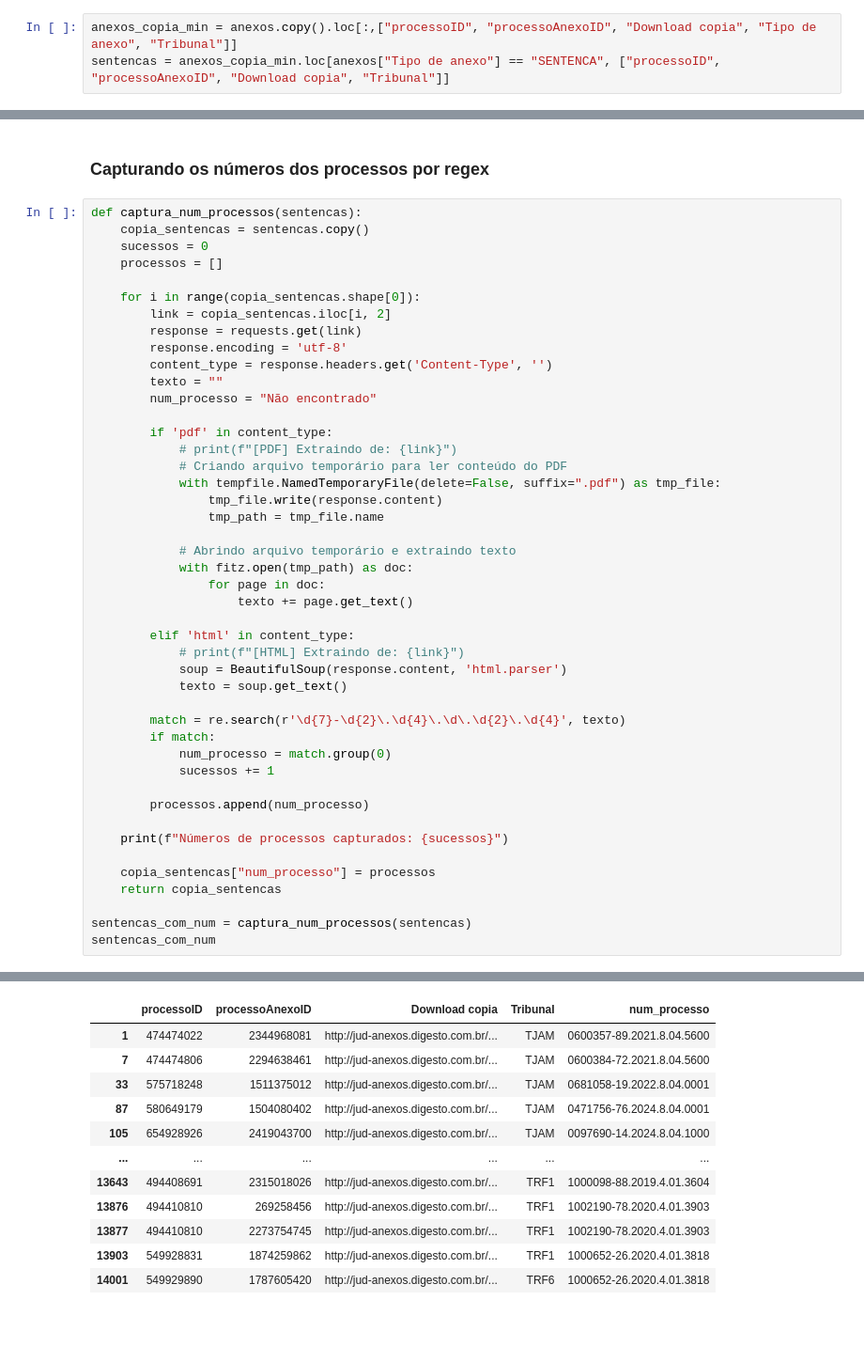
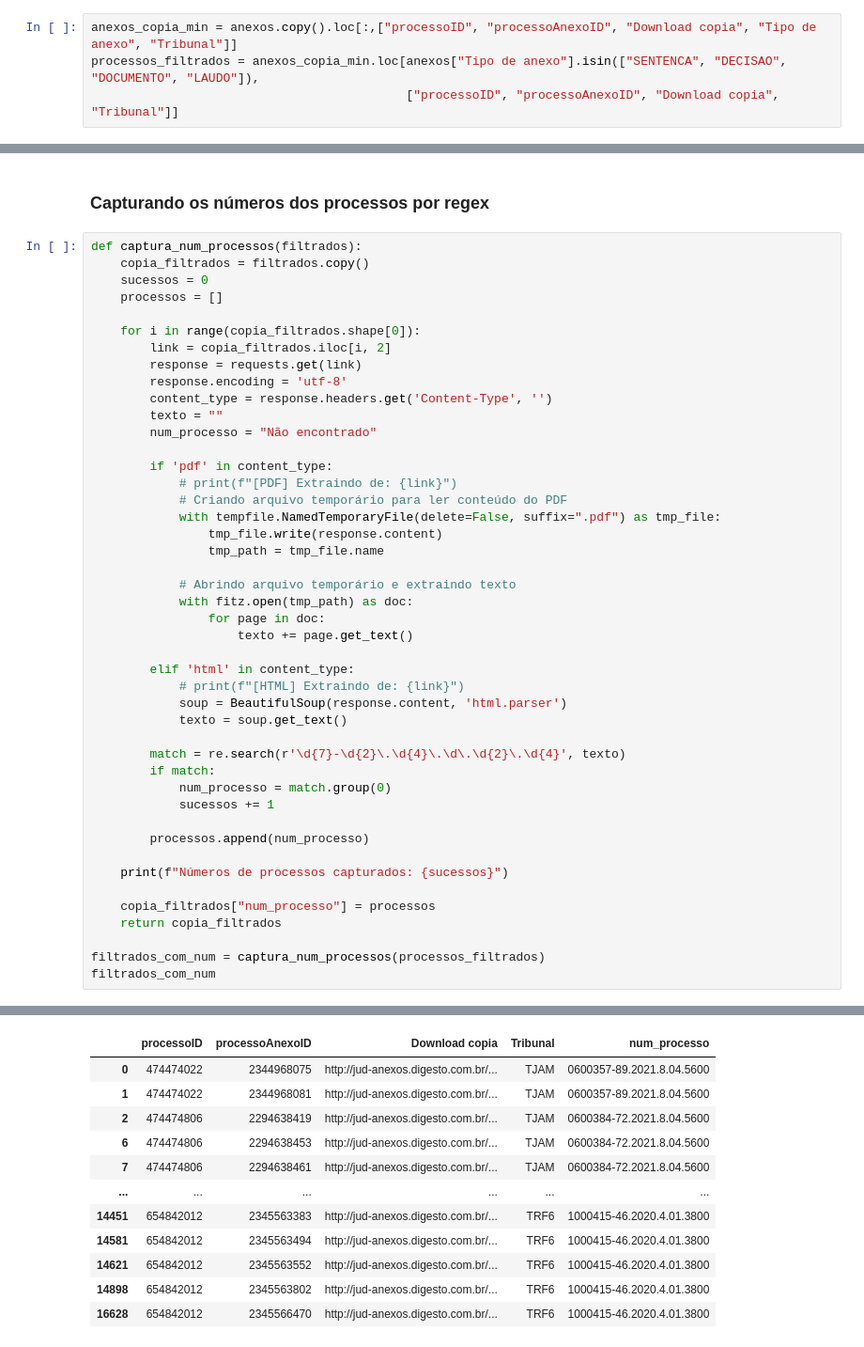
Before and after one commit to pedronery07/Projeto_InsperData_AECOM, a Jupyter notebook: extracao_jusbrasil.ipynb, the cells around one changed output, grey strips where cells are left out. Shown at 94% size. Cells and saved outputs as stored; diff of their text form.

Commit message:
Investigando links com acesso negado

```diff
--- a/extracao_jusbrasil.ipynb
+++ b/extracao_jusbrasil.ipynb
@@ -18,4 +20,5 @@ import re
 anexos = pd.read_excel('docs/jusbrasil.xlsx', sheet_name="Anexos")
 # %%
 anexos_copia_min = anexos.copy().loc[:,["processoID", "processoAnexoID", "Download copia", "Tipo de anexo", "Tribunal"]]
-sentencas = anexos_copia_min.loc[anexos["Tipo de anexo"] == "SENTENCA", ["processoID", "processoAnexoID", "Download copia", "Tribunal"]]
+processos_filtrados = anexos_copia_min.loc[anexos["Tipo de anexo"].isin(["SENTENCA", "DECISAO", "DOCUMENTO", "LAUDO"]),
+                                           ["processoID", "processoAnexoID", "Download copia", "Tribunal"]]
@@ -38,13 +41,13 @@ sentencas
 # %% [markdown]
 ### Capturando os números dos processos por regex
 # %%
-def captura_num_processos(sentencas):
-    copia_sentencas = sentencas.copy()
+def captura_num_processos(filtrados):
+    copia_filtrados = filtrados.copy()
     sucessos = 0
     processos = []
 
-    for i in range(copia_sentencas.shape[0]):
-        link = copia_sentencas.iloc[i, 2]
+    for i in range(copia_filtrados.shape[0]):
+        link = copia_filtrados.iloc[i, 2]
         response = requests.get(link)
         response.encoding = 'utf-8'
         content_type = response.headers.get('Content-Type', '')
@@ -77,9 +80,9 @@ def captura_num_processos(sentencas):
 
     print(f"Números de processos capturados: {sucessos}")
 
-    copia_sentencas["num_processo"] = processos
-    return copia_sentencas
+    copia_filtrados["num_processo"] = processos
+    return copia_filtrados
 
-sentencas_com_num = captura_num_processos(sentencas)
-sentencas_com_num
+filtrados_com_num = captura_num_processos(processos_filtrados)
+filtrados_com_num
 # %% [output]
@@ -87,12 +90,12 @@ Números de processos capturados: 381
 |  | processoID | processoAnexoID | Download copia | Tribunal | num_processo |
+| 0 | 474474022 | 2344968075 | http://jud-anexos.digesto.com.br/... | TJAM | 0600357-89.2021.8.04.5600 |
 | 1 | 474474022 | 2344968081 | http://jud-anexos.digesto.com.br/... | TJAM | 0600357-89.2021.8.04.5600 |
+| 2 | 474474806 | 2294638419 | http://jud-anexos.digesto.com.br/... | TJAM | 0600384-72.2021.8.04.5600 |
+| 6 | 474474806 | 2294638453 | http://jud-anexos.digesto.com.br/... | TJAM | 0600384-72.2021.8.04.5600 |
 | 7 | 474474806 | 2294638461 | http://jud-anexos.digesto.com.br/... | TJAM | 0600384-72.2021.8.04.5600 |
-| 33 | 575718248 | 1511375012 | http://jud-anexos.digesto.com.br/... | TJAM | 0681058-19.2022.8.04.0001 |
-| 87 | 580649179 | 1504080402 | http://jud-anexos.digesto.com.br/... | TJAM | 0471756-76.2024.8.04.0001 |
-| 105 | 654928926 | 2419043700 | http://jud-anexos.digesto.com.br/... | TJAM | 0097690-14.2024.8.04.1000 |
 | ... | ... | ... | ... | ... | ... |
-| 13643 | 494408691 | 2315018026 | http://jud-anexos.digesto.com.br/... | TRF1 | 1000098-88.2019.4.01.3604 |
-| 13876 | 494410810 | 269258456 | http://jud-anexos.digesto.com.br/... | TRF1 | 1002190-78.2020.4.01.3903 |
-| 13877 | 494410810 | 2273754745 | http://jud-anexos.digesto.com.br/... | TRF1 | 1002190-78.2020.4.01.3903 |
-| 13903 | 549928831 | 1874259862 | http://jud-anexos.digesto.com.br/... | TRF1 | 1000652-26.2020.4.01.3818 |
-| 14001 | 549929890 | 1787605420 | http://jud-anexos.digesto.com.br/... | TRF6 | 1000652-26.2020.4.01.3818 |
+| 14451 | 654842012 | 2345563383 | http://jud-anexos.digesto.com.br/... | TRF6 | 1000415-46.2020.4.01.3800 |
+| 14581 | 654842012 | 2345563494 | http://jud-anexos.digesto.com.br/... | TRF6 | 1000415-46.2020.4.01.3800 |
+| 14621 | 654842012 | 2345563552 | http://jud-anexos.digesto.com.br/... | TRF6 | 1000415-46.2020.4.01.3800 |
+| 14898 | 654842012 | 2345563802 | http://jud-anexos.digesto.com.br/... | TRF6 | 1000415-46.2020.4.01.3800 |
+| 16628 | 654842012 | 2345566470 | http://jud-anexos.digesto.com.br/... | TRF6 | 1000415-46.2020.4.01.3800 |
```
Also changed, not shown: parts of 11 cells of this notebook, 2 other files.
